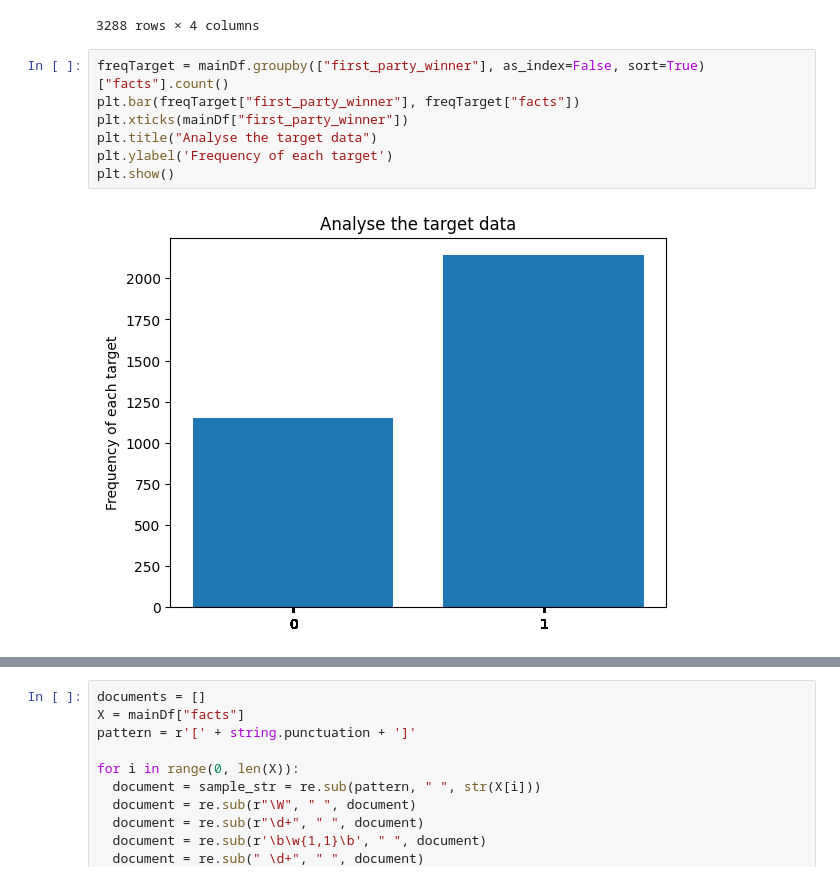
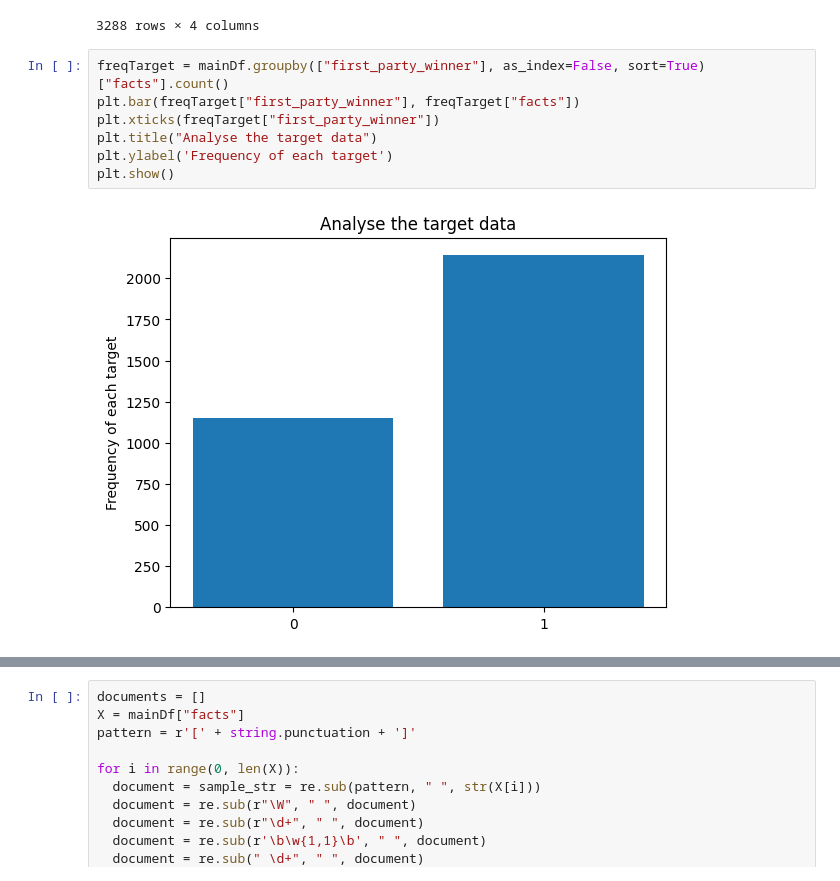
Before and after one commit to CarolinaOliveira001/SupremeCourtJudgementPrediction, a Jupyter notebook: CleaningDataAndMLmodels.ipynb, the cells around one changed output, grey strips where cells are left out. Saved outputs shown, nothing was run; the diff lists cells and outputs as text.

```diff
--- a/CleaningDataAndMLmodels.ipynb
+++ b/CleaningDataAndMLmodels.ipynb
@@ -29,9 +29,9 @@ mainDf
 # %%
 freqTarget = mainDf.groupby(["first_party_winner"], as_index=False, sort=True)["facts"].count()
 plt.bar(freqTarget["first_party_winner"], freqTarget["facts"])
-plt.xticks(mainDf["first_party_winner"])
+plt.xticks(freqTarget["first_party_winner"])
 plt.title("Analyse the target data")
 plt.ylabel('Frequency of each target')
 plt.show()
 # %% [output]
-[figure, old version]
+[figure, new version]
```
Also changed, not shown: parts of 17 cells of this notebook, 2 other files.
